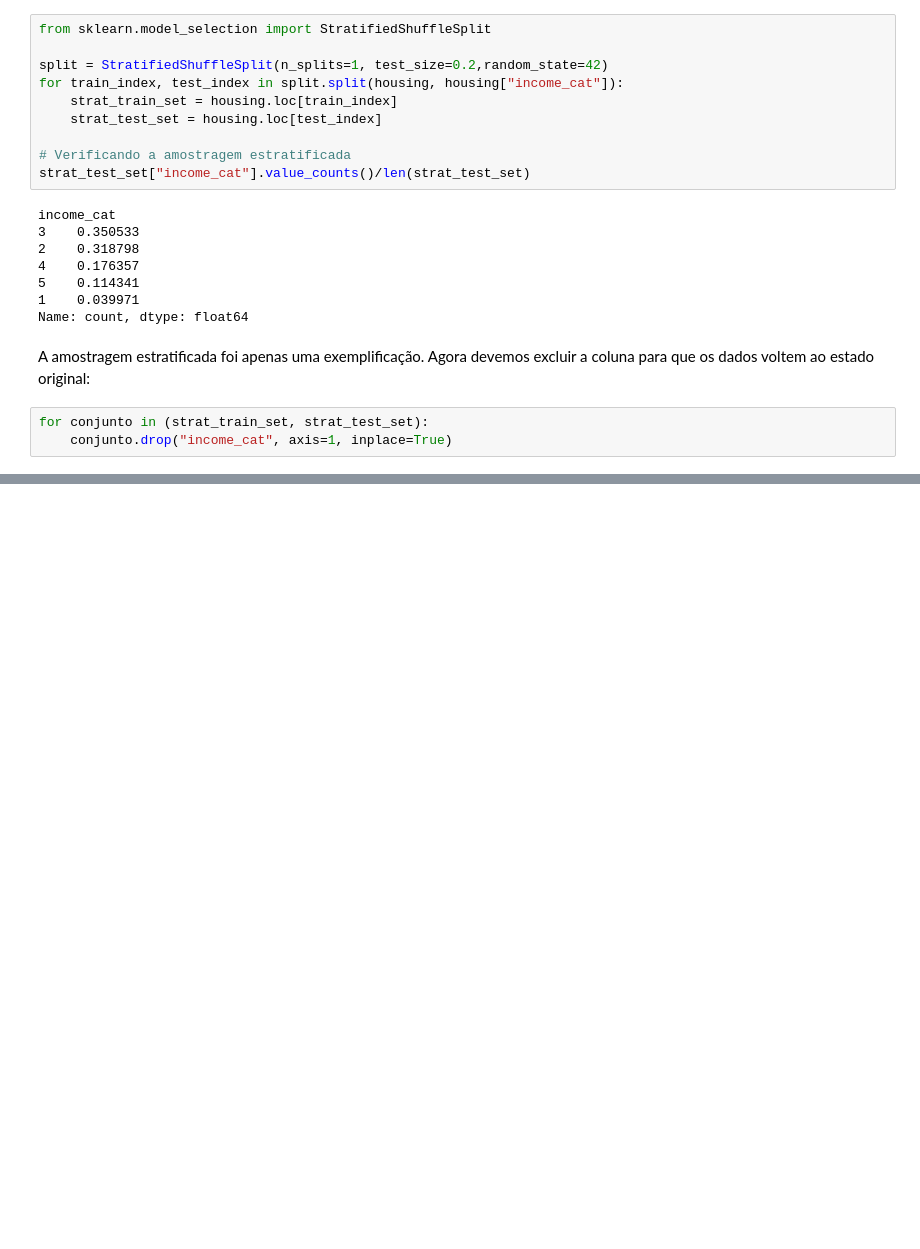
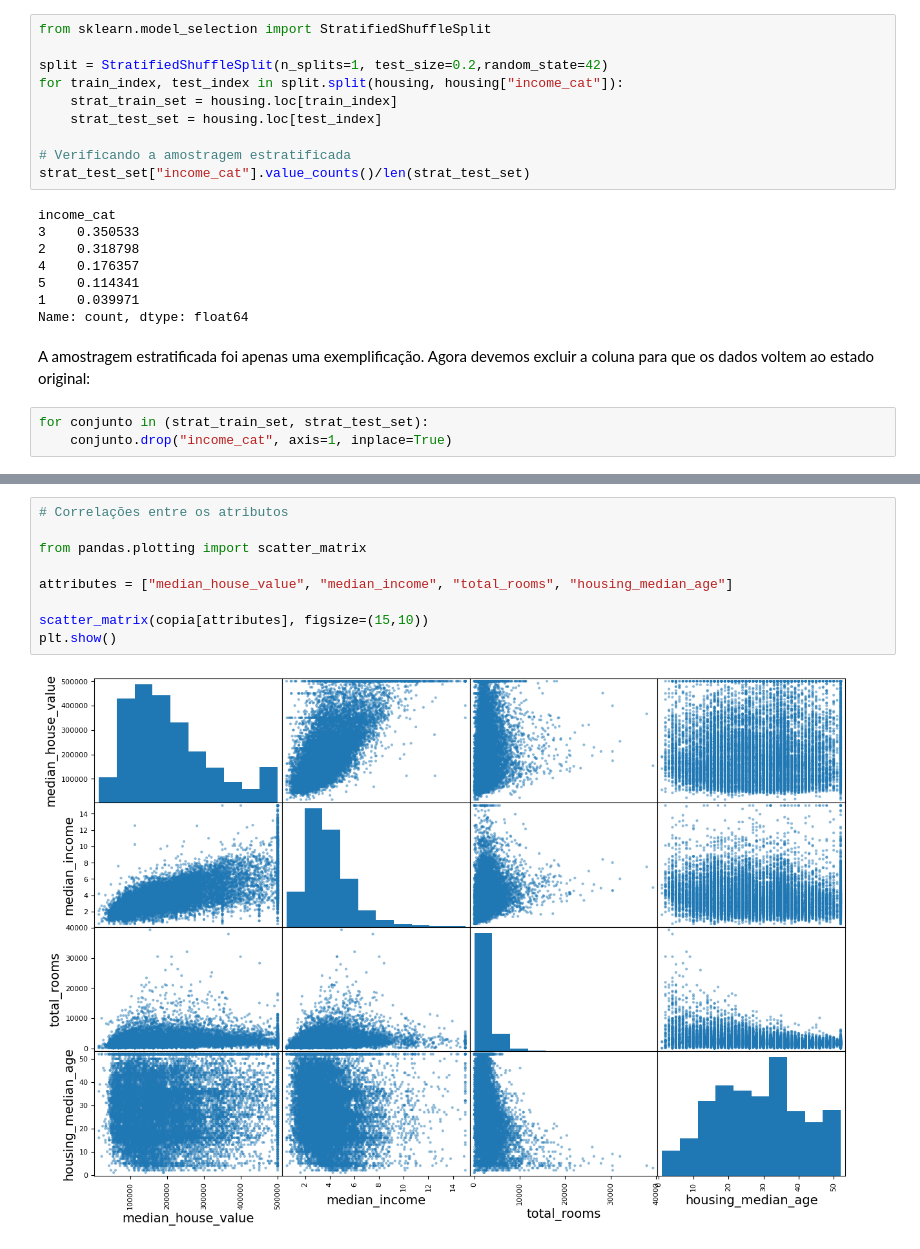
Before and after one commit to EvandroJRSilva/UniML, a Jupyter notebook: src/aula05/aula05.ipynb, the cells around one changed output, grey strips where cells are left out. Drawn from its saved outputs; the diff is of its cells as text; blank space fills up the shorter version.

```diff
--- a/src/aula05/aula05.ipynb
+++ b/src/aula05/aula05.ipynb
@@ -270,0 +333,11 @@ for conjunto in (strat_train_set, strat_test_set):
+# %%
+# Correlações entre os atributos
+
+from pandas.plotting import scatter_matrix
+
+attributes = ["median_house_value", "median_income", "total_rooms", "housing_median_age"]
+
+scatter_matrix(copia[attributes], figsize=(15,10))
+plt.show()
+# %% [output]
+[figure, added]
```
Also changed, not shown: parts of 16 cells of this notebook, 1 other file.
